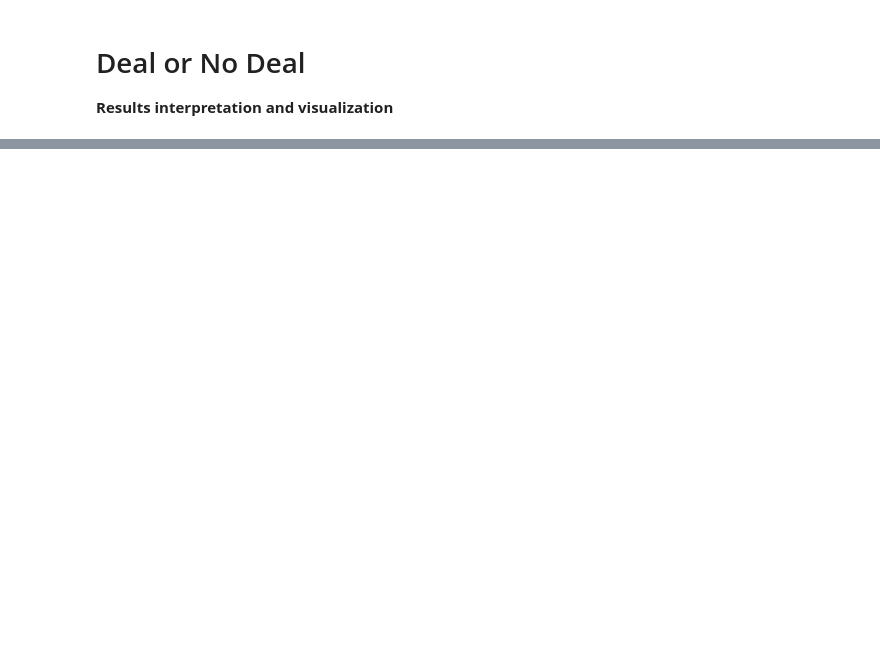
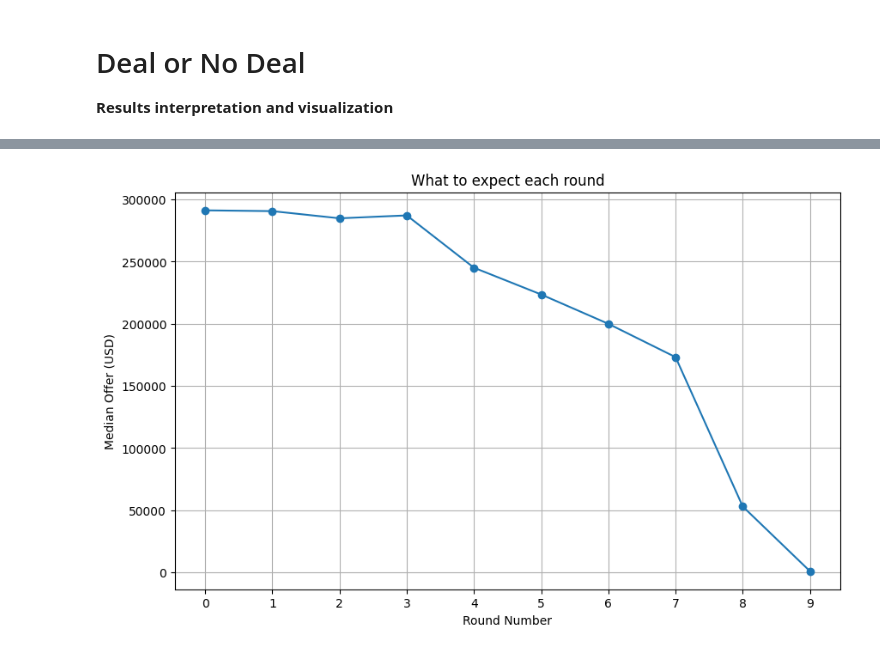
Before and after one commit to chamberlinkevin/deal_or_no_deal_monte_carlo, a Jupyter notebook: results_interpretation.ipynb, the cells around one changed output, grey strips where cells are left out. Saved outputs shown, nothing was run; the diff lists cells and outputs as text; code cells hidden in the pictures; blank space fills up the shorter version.

```diff
--- a/results_interpretation.ipynb
+++ b/results_interpretation.ipynb
@@ -36,0 +89,20 @@ sdf_trial_highest_results_agg.show()
+# %%
+# Median Offer by Round
+
+# Calculate median offer by round
+sdf_median_offer_by_round = sdf_trial_results.groupBy('round').agg(F.expr('percentile_approx(offer, 0.5)').alias('median_offer'))
+
+# Convert to Pandas DataFrame for plotting
+pdf_median_offer_by_round = sdf_median_offer_by_round.toPandas()
+pdf_median_offer_by_round.sort_values('round', inplace=True)
+
+# Plotting
+plt.figure(figsize=(10, 6))
+plt.plot(pdf_median_offer_by_round['round'], pdf_median_offer_by_round['median_offer'], marker='o')
+plt.title('What to expect each round')
+plt.xlabel('Round Number')
+plt.ylabel('Median Offer (USD)')
+plt.grid(True)
+plt.show()
+# %% [output]
+[figure, added]
```
Also changed, not shown: parts of 6 cells of this notebook.
